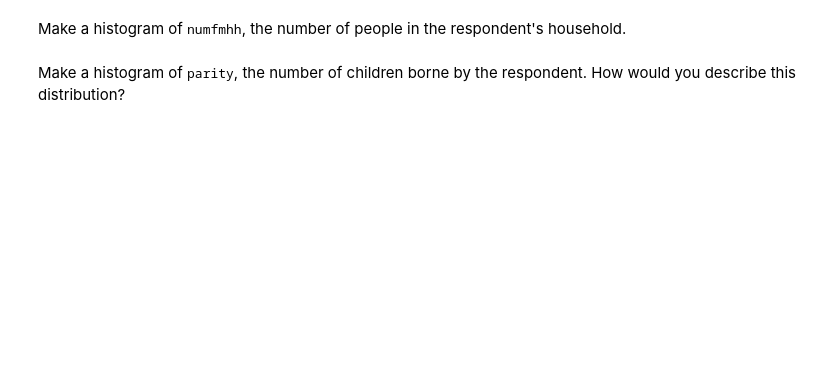
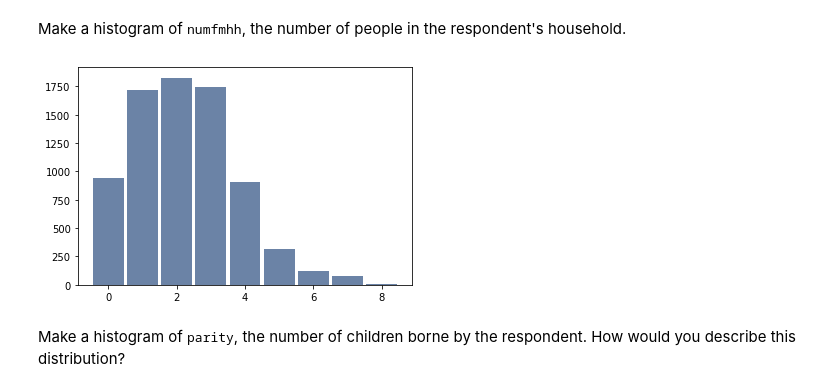
Before and after one commit to 2legit/ThinkStats2, a Jupyter notebook: code/chap02ex.ipynb, the cells around one changed output. Cells and saved outputs as stored; diff of their text form; code cells hidden in the pictures; blank space fills up the shorter version.

```diff
--- a/code/chap02ex.ipynb
+++ b/code/chap02ex.ipynb
@@ -277,6 +310,9 @@ Make a histogram of <tt>age_r</tt>, the respondent's age at the time of intervie
 Make a histogram of <tt>numfmhh</tt>, the number of people in the respondent's household.
 # %%
 # Solution goes here
+thinkplot.hist(thinkstats2.Hist(resp.numfmhh))
+# %% [output]
+[figure, added]
 # %% [markdown]
 Make a histogram of <tt>parity</tt>, the number of children borne by the respondent.  How would you describe this distribution?
 # %%
```
Also changed, not shown: parts of 26 cells of this notebook, 6 other files.
